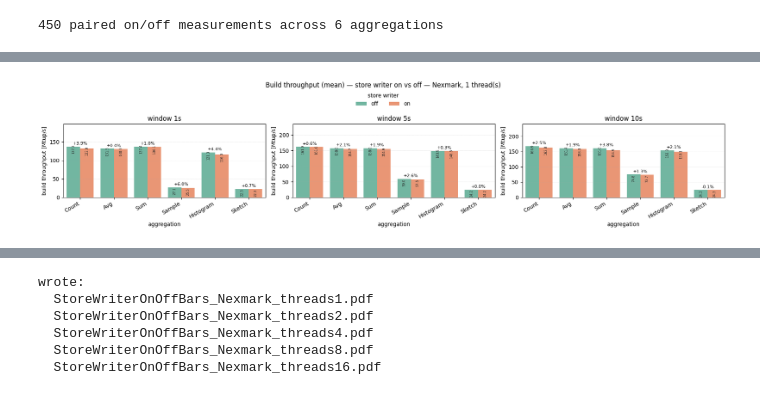
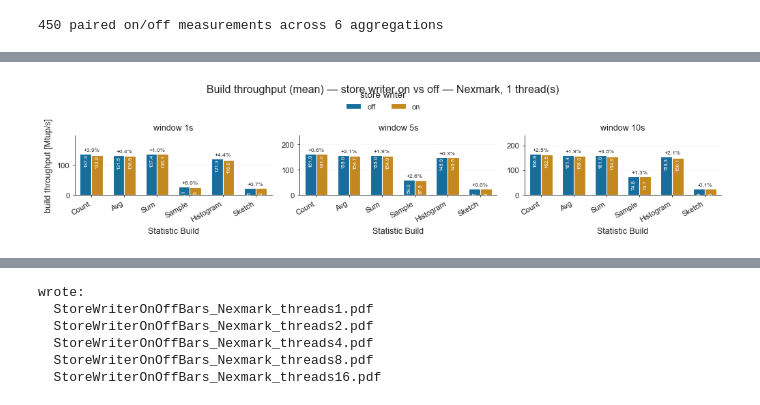
Before and after one commit to ESPAT-Orga/nebulastream-espat, a Jupyter notebook: scripts/benchmarking/statistic_build_probe/plots/StoreWriterOverhead.ipynb, the cells around one changed output, grey strips where cells are left out. Cells and saved outputs as stored; diff of their text form; code cells hidden in the pictures.

```diff
--- a/scripts/benchmarking/statistic_build_probe/plots/StoreWriterOverhead.ipynb
+++ b/scripts/benchmarking/statistic_build_probe/plots/StoreWriterOverhead.ipynb
@@ -214,21 +236,21 @@ def plot_on_off(suffix=''):
             if sub.empty:
                 continue
             windows = sorted(sub['build_window_size_sec'].unique())
-            fig, axes = plt.subplots(1, len(windows), figsize=(6 * len(windows), 4), squeeze=False, sharey=True)
-            for ax, w in zip(axes[0], windows):
+            fig, axes = plt.subplots(1, len(windows), figsize=(PANEL_W * len(windows), PANEL_H), squeeze=False, sharey=True)
+            for c, (ax, w) in enumerate(zip(axes[0], windows)):
                 d = sub[sub['build_window_size_sec'] == w]
                 order = [a for a in AGG_ORDER if a in set(d['aggregation'])]
                 sns.boxplot(data=d, x='aggregation', y='throughput_mtp_s', hue='store_writer',
-                            order=order, hue_order=['off', 'on'], ax=ax, fliersize=0, width=0.7, palette='Set2')
+                            order=order, hue_order=['off', 'on'], ax=ax, fliersize=0, width=0.7, palette=PALETTE)
                 ax.set_title(f'window {w}s')
-                ax.set_xlabel('aggregation')
-                ax.set_ylabel('build throughput [Mtup/s]')
+                ax.set_xlabel(X_LABEL)
+                ax.set_ylabel('build throughput [Mtup/s]' if c == 0 else '')
                 ax.set_xticklabels(agg_labels(order), rotation=30, ha='right')
-                ax.grid(True, axis='y', ls=':', lw=0.5, alpha=0.6)
+                style_axis(ax)
             finalize_figure(fig, axes[0][0], f'Build throughput — store writer on vs off — {dataset}, {threads} thread(s)',
                             ncol=2, legend_title='store writer')
             out = f'StoreWriterOnOff_{dataset}_threads{threads}{suffix}.pdf'
-            fig.savefig(out, bbox_inches='tight')
+            fig.savefig(out, dpi=300, bbox_inches='tight')
             written.append(out)
             plt.show()
     return written
@@ -265,22 +287,22 @@ def plot_on_off_bars(suffix=''):
             if sub.empty:
                 continue
             windows = sorted(sub['build_window_size_sec'].unique())
-            fig, axes = plt.subplots(1, len(windows), figsize=(6 * len(windows), 4), squeeze=False, sharey=False)
-            for ax, w in zip(axes[0], windows):
+            fig, axes = plt.subplots(1, len(windows), figsize=(PANEL_W * len(windows), PANEL_H), squeeze=False, sharey=False)
+            for c, (ax, w) in enumerate(zip(axes[0], windows)):
                 d = sub[sub['build_window_size_sec'] == w]
                 order = [a for a in AGG_ORDER if a in set(d['aggregation'])]
                 sns.barplot(data=d, x='aggregation', y='throughput_mtp_s', hue='store_writer',
-                            order=order, hue_order=['off', 'on'], errorbar=None, ax=ax, palette='Set2')
+                            order=order, hue_order=['off', 'on'], errorbar=None, ax=ax, palette=PALETTE, width=0.7)
                 # Headroom for the per-bar values and the per-pair % label above them.
                 ax.set_ylim(0, d['throughput_mtp_s'].max() * 1.35)
                 ax.set_title(f'window {w}s')
-                ax.set_xlabel('aggregation')
-                ax.set_ylabel('build throughput [Mtup/s]')
+                ax.set_xlabel(X_LABEL)
+                ax.set_ylabel('build throughput [Mtup/s]' if c == 0 else '')
                 ax.set_xticklabels(agg_labels(order), rotation=30, ha='right')
-                ax.grid(True, axis='y', ls=':', lw=0.5, alpha=0.6)
+                style_axis(ax)
                 # Value on top of every bar (inside the bar, so the pair's % label stays readable above).
                 for container in ax.containers:
-                    ax.bar_label(container, labels=[fmt_si(b.get_height()) for b in container], fontsize=6, padding=-14, rotation=90, color='0.15')
+                    ax.bar_label(container, labels=[fmt_si(b.get_height()) for b in container], fontsize=5.5, padding=-14, rotation=90, color='w')
                 # One label per aggregation, centred over the off/on pair. The categorical x-axis puts
                 # group i at x=i with the two bars straddling it, so x=i is the centre of the pair.
                 means = d.groupby(['aggregation', 'store_writer'])['throughput_mtp_s'].mean()
@@ -289,11 +311,11 @@ def plot_on_off_bars(suffix=''):
                     if not (off and on):
                         continue
                     ax.annotate(f'{(off - on) / off * 100:+.1f}%', xy=(i, max(off, on)), xytext=(0, 2),
-                                textcoords='offset points', ha='center', va='bottom', fontsize=8)
+                                textcoords='offset points', ha='center', va='bottom', fontsize=6)
             finalize_figure(fig, axes[0][0], f'Build throughput (mean) — store writer on vs off — {dataset}, {threads} thread(s)',
                             ncol=2, legend_title='store writer')
             out = f'StoreWriterOnOffBars_{dataset}_threads{threads}{suffix}.pdf'
-            fig.savefig(out, bbox_inches='tight')
+            fig.savefig(out, dpi=300, bbox_inches='tight')
             written.append(out)
             plt.show()
     return written
@@ -302,67 +324,61 @@ bars_written = plot_on_off_bars()
 print('wrote:')
 for w in bars_written:
     print(' ', w)
 
 
-# Companion plot: the off-vs-on difference itself (overhead_pct = (off - on) / off * 100), one bar per
-# aggregation with the build window size as the hue, one panel per thread count — the same numbers as
-# the % labels above, drawn as the y-value. Shared y-axis so the thread counts are directly comparable.
-# Bars carry the 95% CI across the 5 paired runs. Every CI spans zero: the writer fires once per window
-# close (not per tuple) and build_duration_s moves by ~0.1%, so these deltas are run-to-run noise, which
-# grows from ~3% CV at 1 thread to ~9% at 8/16 threads.
-def plot_on_off_diff(suffix='_diff'):
+# Companion plot: the off-vs-on difference itself, one bar per statistic build with the build window
+# size as the hue, one panel per thread count — the same numbers as the % labels above, drawn as the
+# y-value. Emitted twice: relative (overhead_pct) and absolute (overhead_mtp_s). The relative view
+# hides that 1% at 16 threads is many more tuples/s than 1% at 1 thread; the absolute view hides that
+# the per-thread baselines differ by ~10x — hence both. Shared y-axis so the thread counts are
+# directly comparable. Bars are the mean over the 5 paired runs, no error bars; keep in mind the
+# spread they would show covers zero everywhere — the writer fires once per window close (not per
+# tuple) and build_duration_s moves by ~0.1%, so these deltas are run-to-run noise, growing from ~3%
+# CV at 1 thread to ~9% at 8/16.
+DIFF_THREADS = [1, 4, 16]  # the endpoints plus one middle point; 2/8 add nothing but panels
+
+
+def plot_on_off_diff(metric='overhead_pct', ylabel='throughput overhead [%]',
+                     suffix='_diff', tick_step=5):
+    """tick_step pins the y ticks to a fixed grid (5 for percent, so 10% always gets its own tick
+    instead of being swallowed by matplotlib's 0/20/40 autoscale); None keeps the automatic ticks."""
     written = []
     for dataset in sorted(piv['dataset'].unique()):
-        sub_ds = piv[piv['dataset'] == dataset]
+        sub_ds = piv[(piv['dataset'] == dataset) & (piv['numberOfWorkerThreads'].isin(DIFF_THREADS))]
         if sub_ds.empty:
             continue
         thread_counts = sorted(sub_ds['numberOfWorkerThreads'].unique())
         order = [a for a in AGG_ORDER if a in set(sub_ds['aggregation'])]
         windows = sorted(sub_ds['build_window_size_sec'].unique())
-        fig, axes = plt.subplots(1, len(thread_counts), figsize=(6 * len(thread_counts), 4),
+        fig, axes = plt.subplots(1, len(thread_counts), figsize=(PANEL_W * len(thread_counts), PANEL_H),
                                  squeeze=False, sharey=True)
-        for ax, threads in zip(axes[0], thread_counts):
+        for c, (ax, threads) in enumerate(zip(axes[0], thread_counts)):
             d = sub_ds[sub_ds['numberOfWorkerThreads'] == threads]
-            # 95% CI over the 5 paired runs: the run-to-run spread grows with thread count, so
-            # without it a noise-sized bar (>10% at 8/16 threads) reads as a real writer cost.
-            sns.barplot(data=d, x='aggregation', y='overhead_pct', order=order,
+            sns.barplot(data=d, x='aggregation', y=metric, order=order,
                         hue='build_window_size_sec', hue_order=windows,
-                        errorbar=('ci', 95), capsize=0.15, err_kws={'linewidth': 0.8},
-                        ax=ax, palette='colorblind')
-            ax.axhline(0, color='gray', lw=0.8, ls='--')
+                        errorbar=None, ax=ax, palette=PALETTE, width=0.7)
+            ax.axhline(0, color='0.45', lw=0.6, ls='--')
             ax.set_title(f'{threads} thread(s)')
-            ax.set_xlabel('aggregation')
-            ax.set_ylabel('throughput overhead [%]')
+            ax.set_xlabel(X_LABEL)
+            ax.set_ylabel(ylabel if c == 0 else '')
             ax.set_xticklabels(agg_labels(order), rotation=30, ha='right')
-            ax.grid(True, axis='y', ls=':', lw=0.5, alpha=0.6)
-        # Label after every panel is drawn: the y-axis is shared, so autoscale has by now grown to
-        # the tallest whisker in the whole figure. Anchoring all labels there puts them in one row
-        # on the positive side, clear of every error bar.
-        label_y = axes[0][0].get_ylim()[1]
-        for ax in axes[0]:
-            for container in ax.containers:
-                for bar in container:
-                    ### Small font: the three hue bars of an aggregation sit close together, so
-                    ### this is what keeps their labels from touching.
-                    ax.annotate(f'{bar.get_height():+.1f}%',
-                                xy=(bar.get_x() + bar.get_width() / 2, label_y), xytext=(0, 3),
-                                textcoords='offset points', ha='center', va='bottom',
-                                fontsize=5)
-        # Room above that row for the text itself.
-        lo, hi = axes[0][0].get_ylim()
-        axes[0][0].set_ylim(lo, hi + (hi - lo) * 0.12)
+            style_axis(ax)
+        if tick_step:
+            axes[0][0].yaxis.set_major_locator(plt.MultipleLocator(tick_step))
         finalize_figure(fig, axes[0][0], f'Store-writer throughput overhead (off - on) — {dataset}',
                         ncol=len(windows), legend_title='build window [s]')
         out = f'StoreWriterOnOffDiff_{dataset}{suffix}.pdf'
-        fig.savefig(out, bbox_inches='tight')
+        fig.savefig(out, dpi=300, bbox_inches='tight')
         written.append(out)
         plt.show()
     return written
 
 
 diff_written = plot_on_off_diff()
+diff_written += plot_on_off_diff('overhead_mtp_s', 'throughput overhead [Mtup/s]',
+                                 '_diff_absolute', tick_step=None)
 print('wrote:')
 for w in diff_written:
     print(' ', w)
 # %% [output]
-[figure, old version]
+[figure, new version]
```
Also changed, not shown: parts of 7 cells of this notebook, 11 other files.
